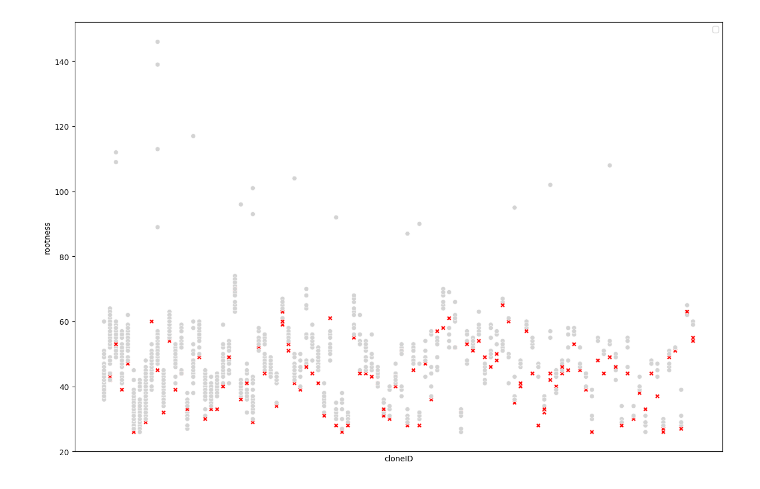
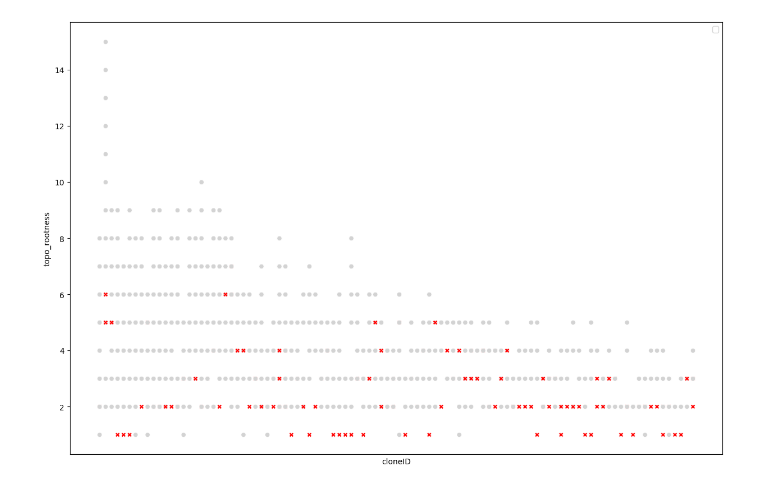
Before and after one commit to hieunguyen4193/sc_bulk_BCR_data_analysis, a Jupyter notebook: Tree10_bar_plot_tree_features.ipynb, the cells around one changed output. Drawn from its saved outputs; the diff is of its cells as text; code cells hidden in the pictures.

```diff
--- a/Tree10_bar_plot_tree_features.ipynb
+++ b/Tree10_bar_plot_tree_features.ipynb
@@ -43,7 +43,8 @@ with open(f"{path_to_01_output}/saveTreeobj.pkl", "rb") as f:
 maindf = pd.read_csv(f"{path_to_01_output}/tree_summarydf.csv")
 maindf = maindf[maindf["mouseID"] == mouseid]
 # %%
-if os.path.isfile(os.path.join(path_to_10_output, "tree_dist_plotdf.csv")) == False:
+rerun = True
+if os.path.isfile(os.path.join(path_to_10_output, "tree_dist_plotdf.csv")) == False or rerun == True:
     treedf = pd.DataFrame()
     for cloneid in tqdm(maindf["cloneid"].unique()):
         # cloneid = "m3_IGHV1-12-01_IGHJ3-01_27_1"
@@ -92,6 +93,7 @@ if os.path.isfile(os.path.join(path_to_10_output, "tree_dist_plotdf.csv")) == Fa
 
             df.columns = [change_name[item] if item in change_name.keys() else item for item in df.columns]
             df["num_node"] = len(treeobj.nodes)
+            df["num_leaves"] = len(treeobj.leaves)
             df_org = df.copy()
 
             dist2sc = dist2sc_org[dist2sc_org.columns[4:]].drop(["aaSeqCDR3", "cloneid"], axis = 1)
@@ -116,14 +121,14 @@ treedf["match_sc"] = treedf[["cloneID", "min_dist_to_a_cell"]].apply(
 # %%
 plt.figure(figsize= (15, 10))
 palette = {
     'top1-closest': 'red',
     'others': 'lightgray'
 }
 plotdf = treedf[treedf["cloneID"].isin(selected_clones)]
 
-sns.scatterplot(plotdf, x = "cloneID", y = "rootness", hue = "match_sc", style= "match_sc", palette = palette)
+sns.scatterplot(plotdf, x = "cloneID", y = "topo_rootness", hue = "match_sc", style= "match_sc", palette = palette)
 plt.legend([])
 plt.xticks([])
 plt.show()
 # %% [output]
-[figure, old version]
+[figure, new version]
```
Also changed, not shown: parts of 3 cells of this notebook, 2 other files.
